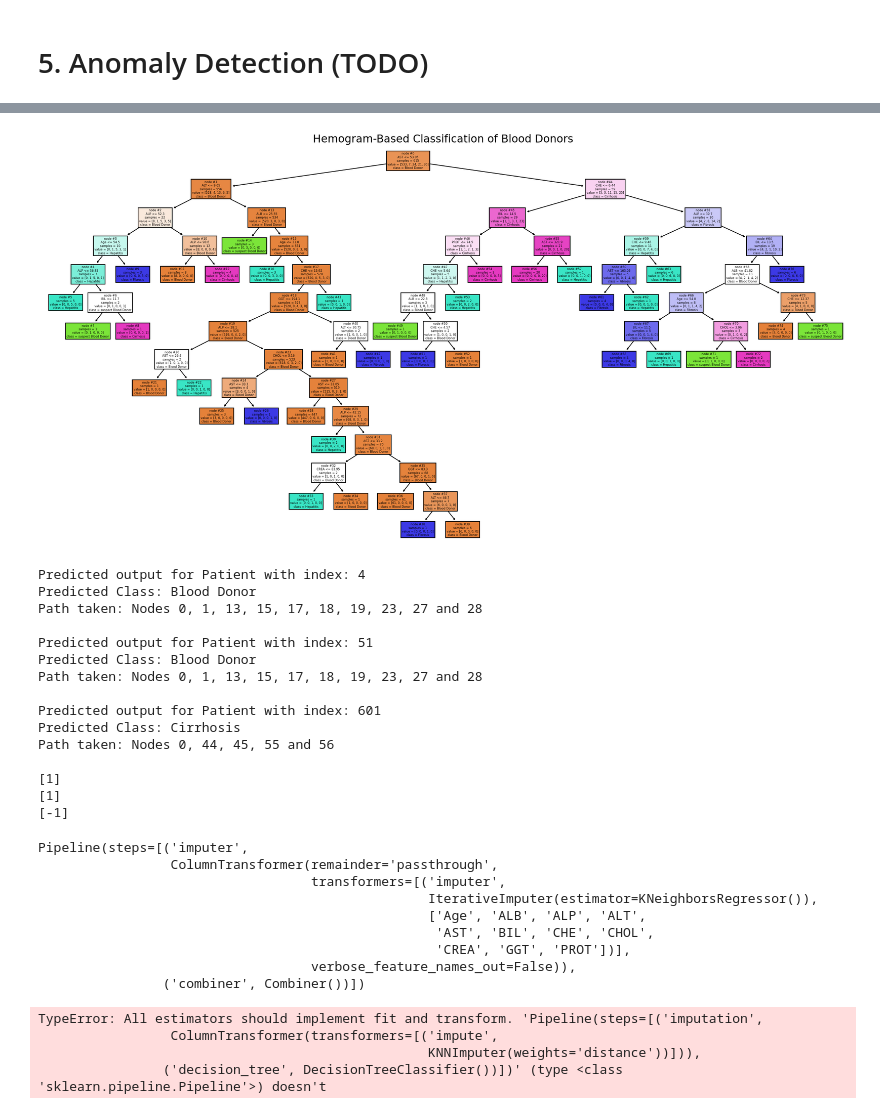
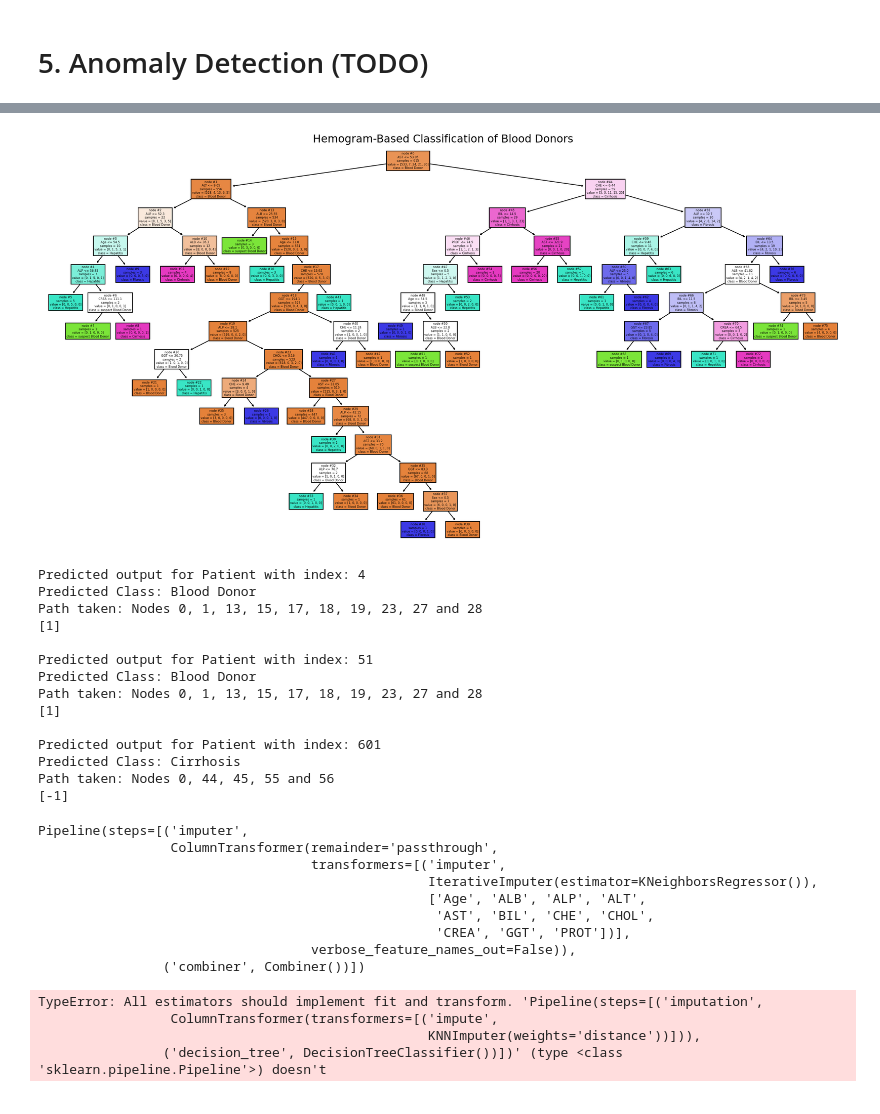
Before and after one commit to MarcoAigner/Machine-Learning-Practical, a Jupyter notebook: project_3/phase_3.ipynb, the cells around one changed output, grey strips where cells are left out. Drawn from its saved outputs; the diff is of its cells as text; code cells hidden in the pictures.

```diff
--- a/project_3/phase_3.ipynb
+++ b/project_3/phase_3.ipynb
@@ -215,3 +215,7 @@ X = df.drop(columns='Category')
 y = df['Category']
 # numerically encode labels whilst storing their names
 label_encoder = LabelEncoder()
+# %%
+for index in sample.index:
+    print(index)
+    print(sample.loc[index,:])
@@ -269,59 +291,59 @@ class Combiner(BaseEstimator, TransformerMixin):
     def scalePCAuse (self, X):
         scaledData= self.rs.fit_transform(X)
         pcaData= self.pca.transform(scaledData)
         return pcaData
 
     def fit(self, X, y=None):
         self.dt.fit(X, y)
         # Get only data from Blood donors
         ind = y_copy[y_copy=="0=Blood Donor"].index
         donorX=X.iloc[ind,:]
         prepedData= self.scalePCAprep(donorX)
 
         self.iso.fit(prepedData)
 
     def transform(self, sample):
         prepedData = self.scalePCAuse(sample)
 
-        with warnings.catch_warnings():
-            warnings.simplefilter("ignore")
-            plot_decision_tree(self.dt, feature_names=list(sample.columns), class_names=class_names)
-            for index, row in sample.iterrows():
+        plot_decision_tree(self.dt, feature_names=list(sample.columns), class_names=class_names)
+
+        for index in sample.index:
+            with warnings.catch_warnings():
+                warnings.simplefilter("ignore")
                 print("Predicted output for Patient with index:", index)
-                sample_2d = row.values.reshape(1,-1)
-                explain_prediction(self.dt, sample_2d, class_names)
+                row_dt = sample.loc[index,:]
+                sample_2d_dt = row_dt.values.reshape(1,-1)
+                explain_prediction(self.dt, sample_2d_dt, class_names)
 
-
-            for index, row in prepedData.iterrows():
-                sample_2d = row.values.reshape(1,-1)
-                pred_iso = self.iso.predict(sample_2d)
-                print(pred_iso)
+                row_iso = prepedData.loc[index,:]
+                sample_2d_iso = row_iso.values.reshape(1,-1)
+                pred_iso = self.iso.predict(sample_2d_iso)
+                print(pred_iso, "\n")
 
 
 pipeline = Pipeline([("imputer", imputer),
                     #("estimator", estimator),
                     ('combiner', Combiner())
                     ])
 
 pipeline.fit(X,y)
 pipeline.transform(sample) #TODO Self gen data
 pipeline
 # %% [output]
-[figure, old version]
+[figure, new version]
 Predicted output for Patient with index: 4
 Predicted Class: Blood Donor
 Path taken: Nodes 0, 1, 13, 15, 17, 18, 19, 23, 27 and 28
+[1]
 
 Predicted output for Patient with index: 51
 Predicted Class: Blood Donor
 Path taken: Nodes 0, 1, 13, 15, 17, 18, 19, 23, 27 and 28
+[1]
 
 Predicted output for Patient with index: 601
 Predicted Class: Cirrhosis
 Path taken: Nodes 0, 44, 45, 55 and 56
-
-[1]
-[1]
 [-1]
 Pipeline(steps=[('imputer',
                  ColumnTransformer(remainder='passthrough',
```
Also changed, not shown: parts of 2 cells of this notebook, 1 other file.
